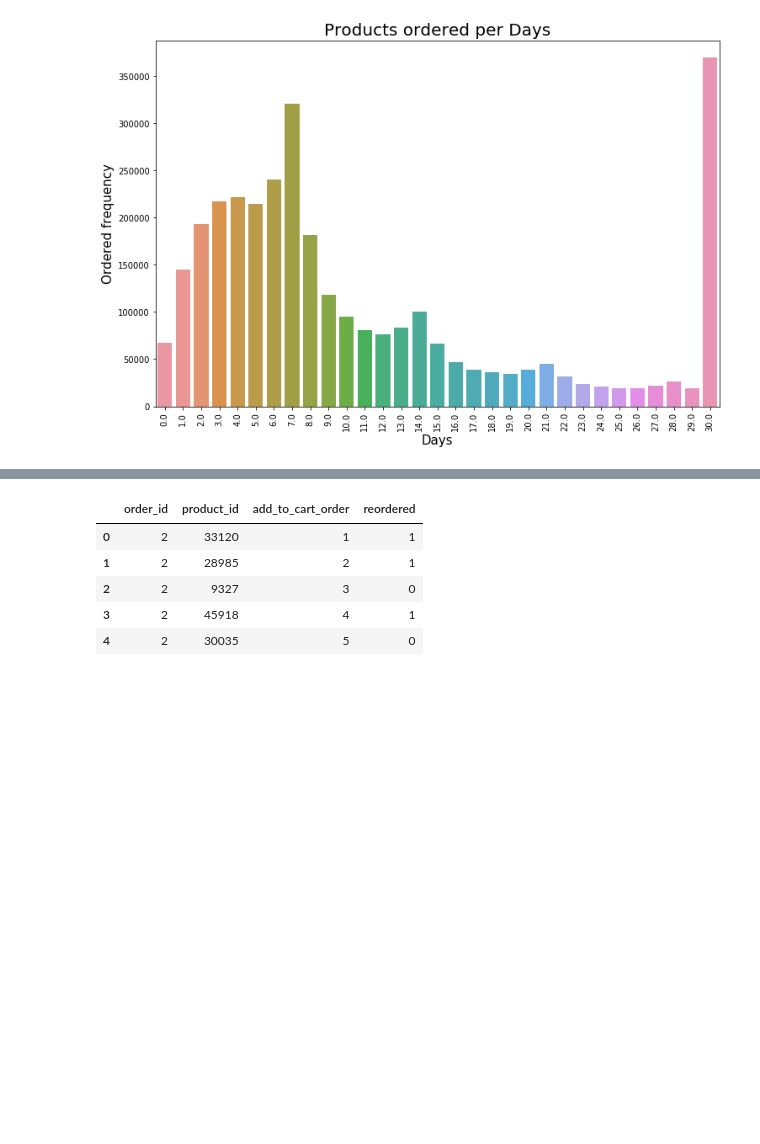
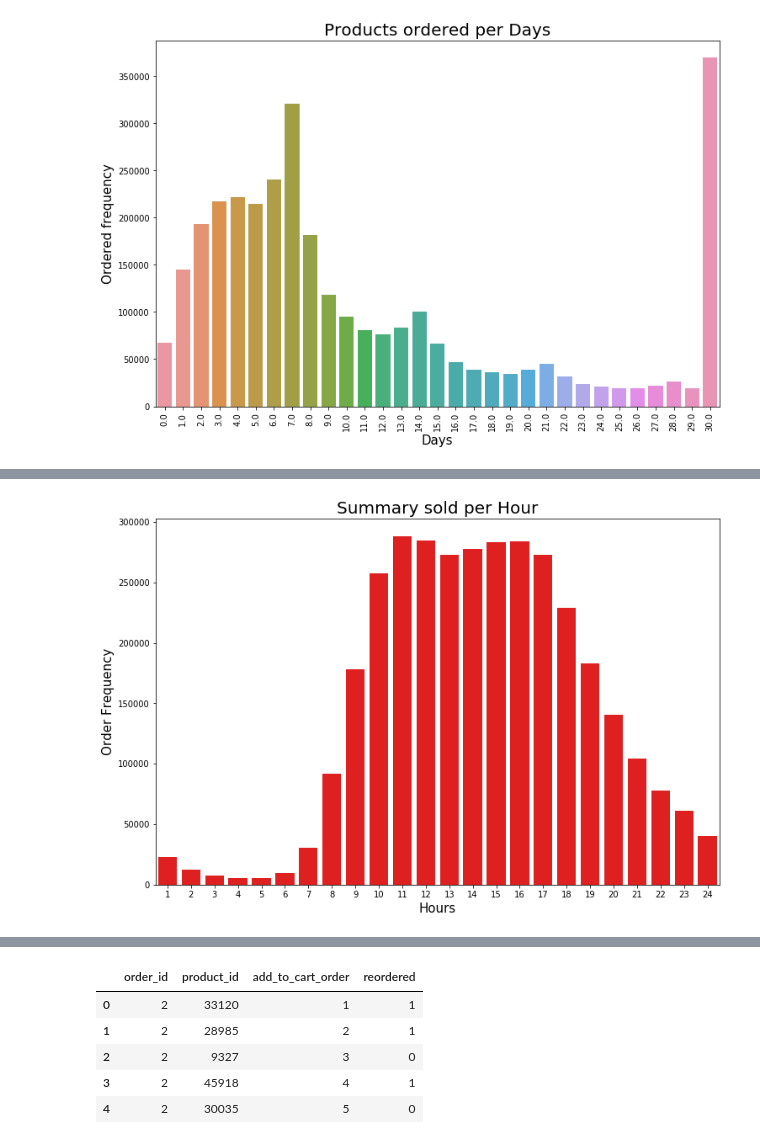
Before and after one commit to JAsanka/BUSINESS-INTELLIGENCE-SYSTEM, a Jupyter notebook: Visualization.ipynb, the cells around one changed output, grey strips where cells are left out. Drawn from its saved outputs; the diff is of its cells as text; code cells hidden in the pictures; blank space fills up the shorter version.

Commit message:
Graph v01

```diff
--- a/Visualization.ipynb
+++ b/Visualization.ipynb
@@ -72,0 +82,13 @@ plt.show()
+# %%
+per_hour = orders["order_hour_of_day"].value_counts()
+per_hour.index = per_hour.index + 1
+per_hour = per_hour[per_hour.index.sort_values()]
+# %%
+plt.figure(figsize=(12,8))
+sns.barplot(per_hour.index, per_hour.values, color="red")
+plt.title("Summary sold per Hour", fontsize=20)
+plt.xlabel("Hours", fontsize=15)
+plt.ylabel("Order Frequency", fontsize=15)
+plt.show()
+# %% [output]
+[figure, added]
```
Also changed, not shown: parts of 8 cells of this notebook.
